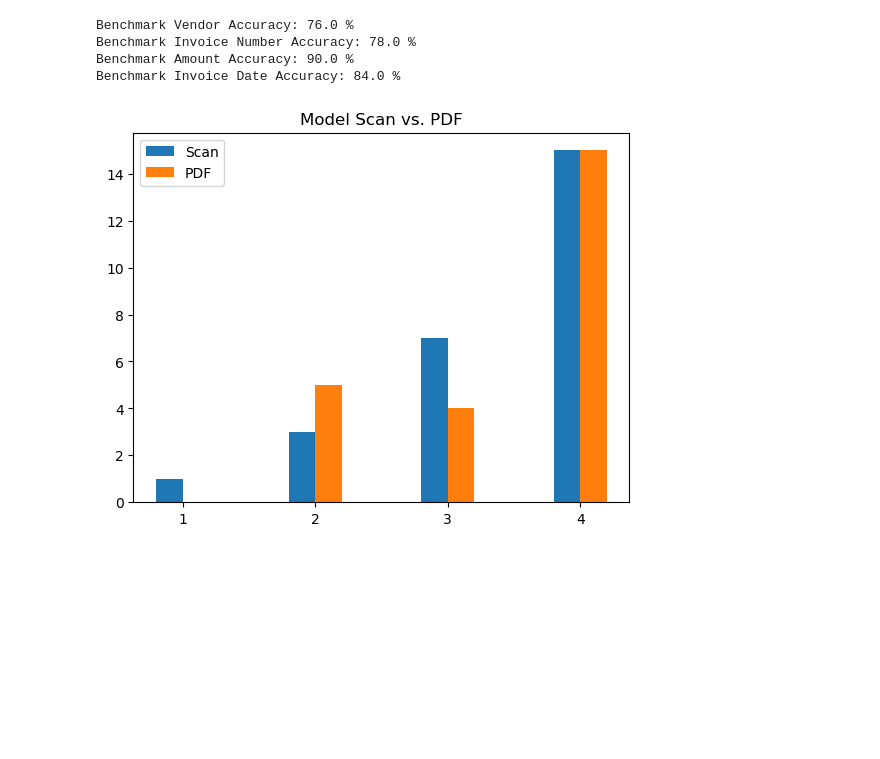
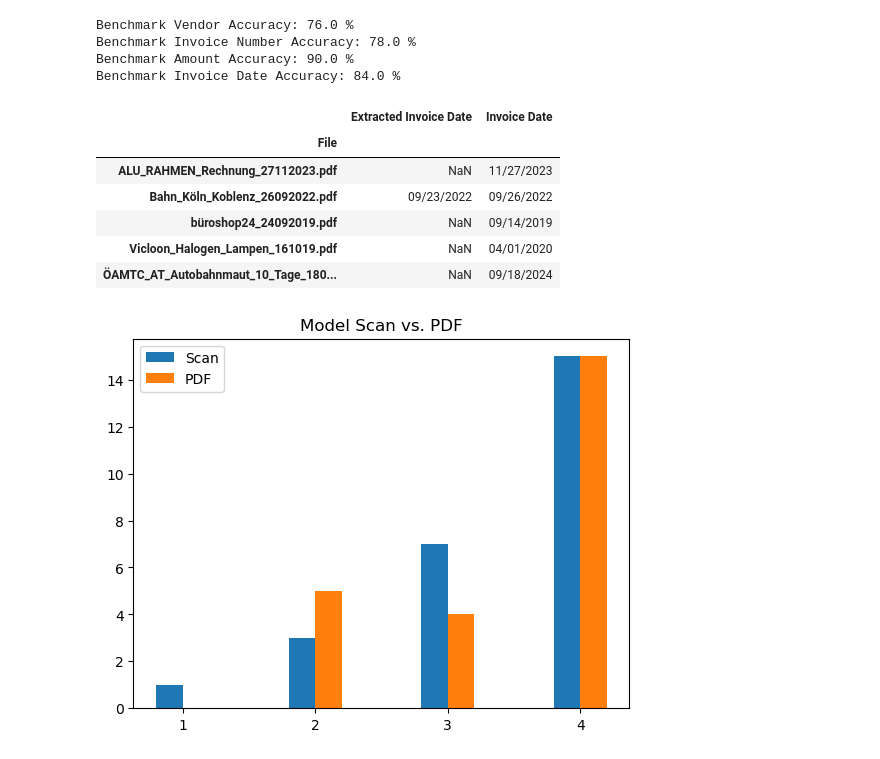
Before and after one commit to Paul01001000/HFU-Bachelor-Thesis, a Jupyter notebook: Data_Analysis.ipynb, the cells around one changed output. Cells and saved outputs as stored; diff of their text form; code cells hidden in the pictures; blank space fills up the shorter version.

```diff
--- a/Data_Analysis.ipynb
+++ b/Data_Analysis.ipynb
@@ -436,6 +436,21 @@ Benchmark Vendor Accuracy: 76.0 %
 Benchmark Invoice Number Accuracy: 78.0 %
 Benchmark Amount Accuracy: 90.0 %
 Benchmark Invoice Date Accuracy: 84.0 %
+# %%
+inv = test_results.loc[test_results["Correct Amount"] == False,["Extracted Amount","Amount"]]
+inv = test_results.loc[test_results["Correct Invoice Number"] == False,["Extracted Invoice Number","Invoice Number"]]
+inv = test_results.loc[test_results["Correct Vendor"] == False,["Extracted Vendor","Vendor"]]
+inv = test_results.loc[test_results["Correct Invoice Date"] == False,["Extracted Invoice Date","Invoice Date"]]
+
+inv
+# %% [output]
+|  | Extracted Invoice Date | Invoice Date |
+| File |  |  |
+| ALU_RAHMEN_Rechnung_27112023.pdf | NaN | 11/27/2023 |
+| Bahn_Köln_Koblenz_26092022.pdf | 09/23/2022 | 09/26/2022 |
+| büroshop24_24092019.pdf | NaN | 09/14/2019 |
+| Vicloon_Halogen_Lampen_161019.pdf | NaN | 04/01/2020 |
+| ÖAMTC_AT_Autobahnmaut_10_Tage_180... | NaN | 09/18/2024 |
 # %%
 test_results_pdf = test_results.loc[scan["Scan"] == False,:]
 test_results_scan = test_results.loc[scan["Scan"] == True,:]
```
Also changed, not shown: parts of 8 cells of this notebook.
